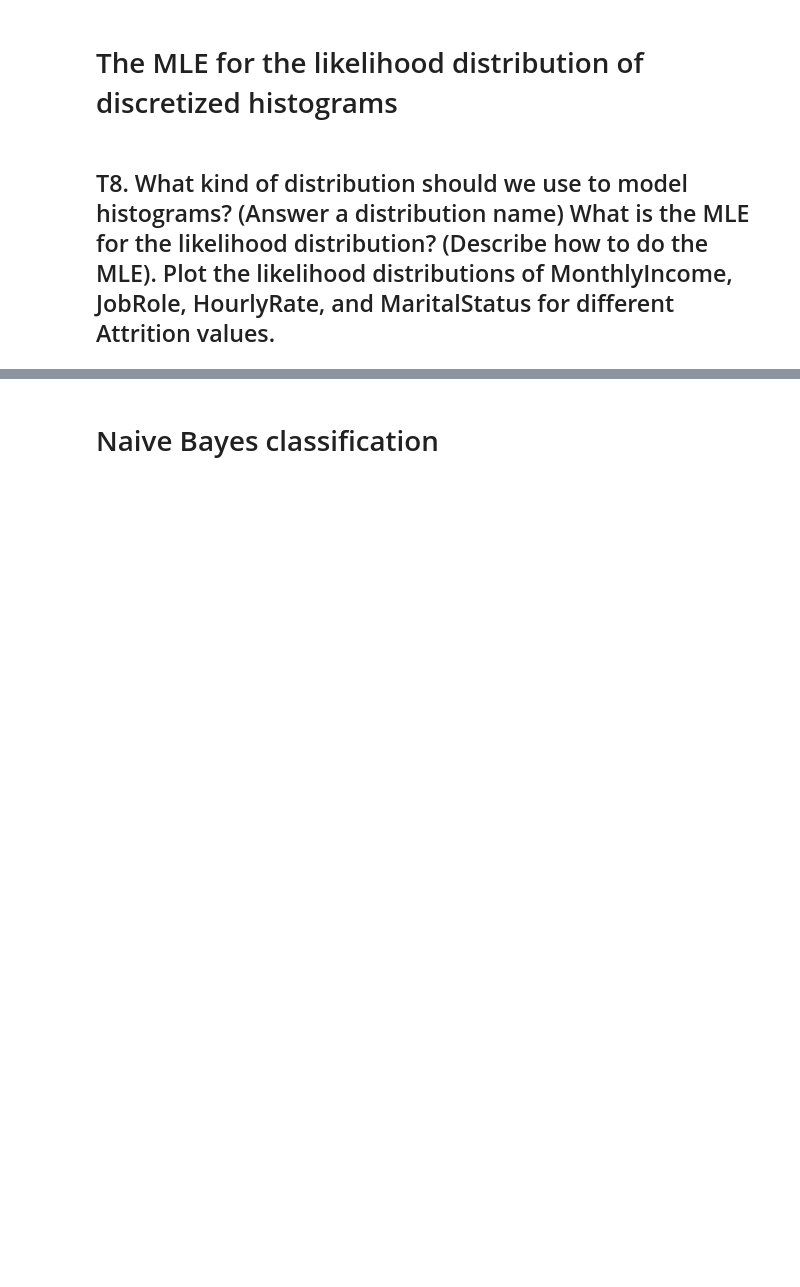
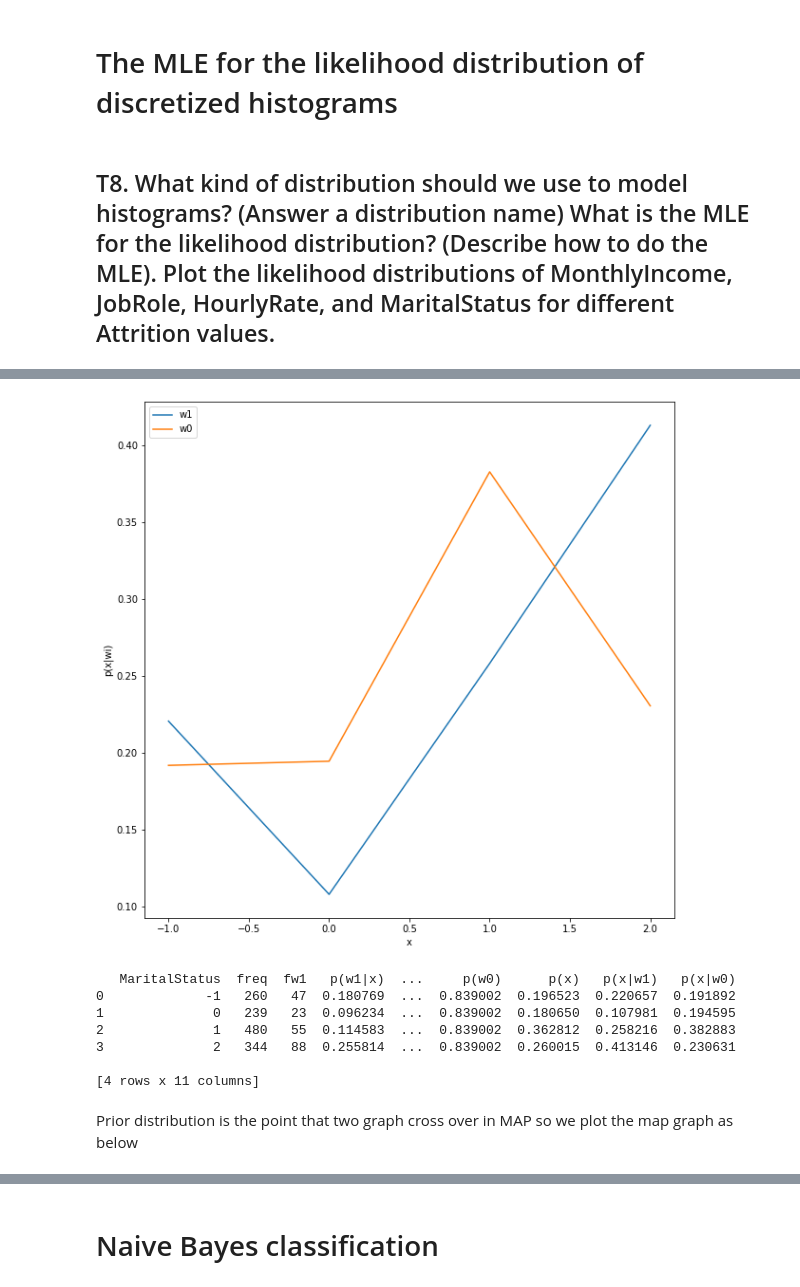
Before and after one commit to Chol27/pattern_recognition, a Jupyter notebook: HW2/HW2_Attrition_Prediction_Naive_Bayes.ipynb, the cells around one changed output, grey strips where cells are left out. Drawn from its saved outputs; the diff is of its cells as text; code cells hidden in the pictures; blank space fills up the shorter version.

```diff
--- a/HW2_Attrition_Prediction_Naive_Bayes.ipynb
+++ b/HW2/HW2_Attrition_Prediction_Naive_Bayes.ipynb
@@ -288,3 +384,31 @@ def likelihood_distribution(train_set_dc, train_res, scol):
+# %%
+scol = "MaritalStatus"
+w = likelihood_distribution(train_set_dc, train_res, scol)
+x = w[scol]
+
+pw1x = w["p(x|w1)"]
+plt.plot(x, pw1x, label = "w1")
+
+pw0x = w["p(x|w0)"]
+plt.plot(x, pw0x, label = "w0")
+
+plt.xlabel('x')
+plt.ylabel('p(x|wi)')
+plt.legend()
+plt.show()
+
+print(w)
+# %% [output]
+[figure, added]
+   MaritalStatus  freq  fw1   p(w1|x)  ...     p(w0)      p(x)   p(x|w1)   p(x|w0)
+0             -1   260   47  0.180769  ...  0.839002  0.196523  0.220657  0.191892
+1              0   239   23  0.096234  ...  0.839002  0.180650  0.107981  0.194595
+2              1   480   55  0.114583  ...  0.839002  0.362812  0.258216  0.382883
+3              2   344   88  0.255814  ...  0.839002  0.260015  0.413146  0.230631
+
+[4 rows x 11 columns]
+# %% [markdown]
+Prior distribution is the point that two graph cross over in MAP so we plot the map graph as below
 # %%
 scol = "MonthlyIncome"
 w = likelihood_distribution(train_set_dc, train_res, scol)
```
Also changed, not shown: parts of 17 cells of this notebook, 5 other files.
